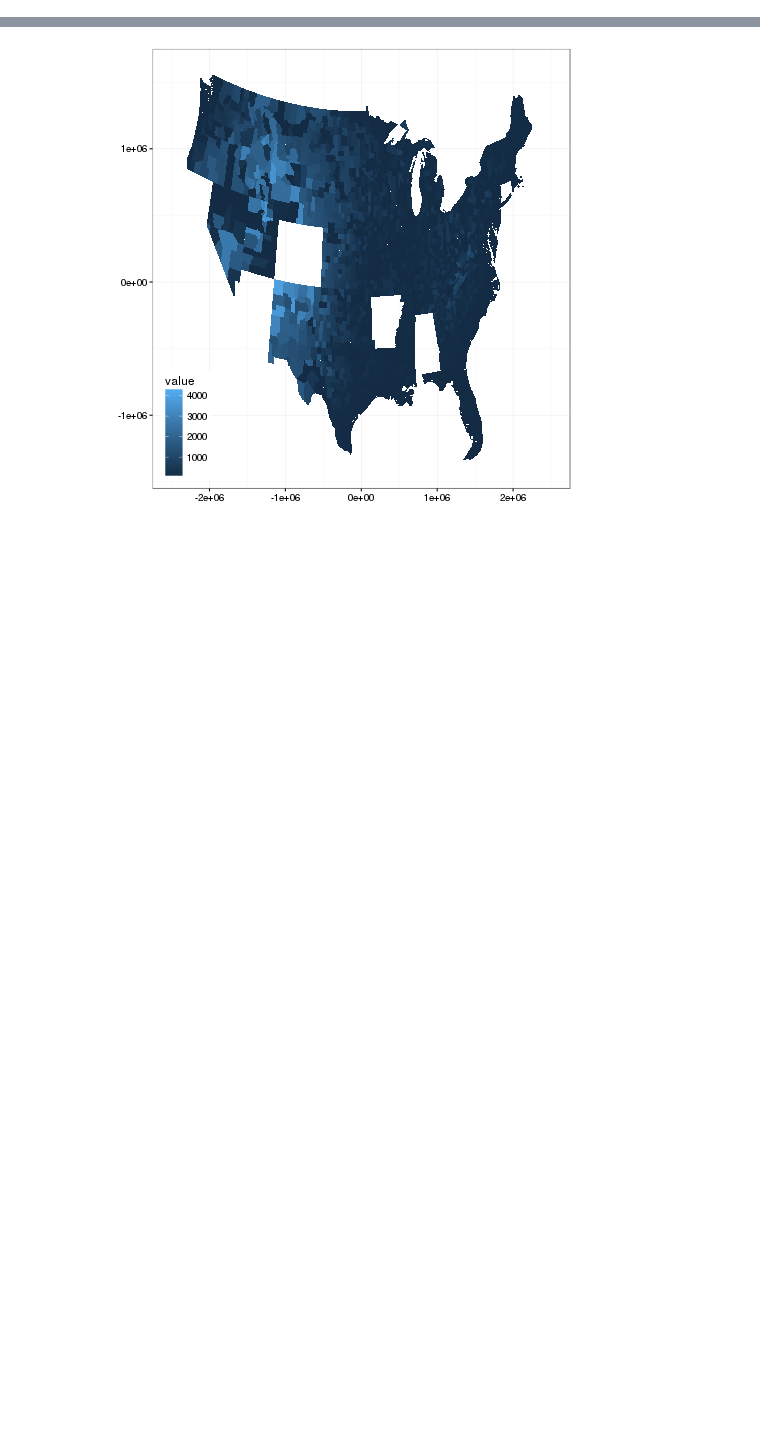
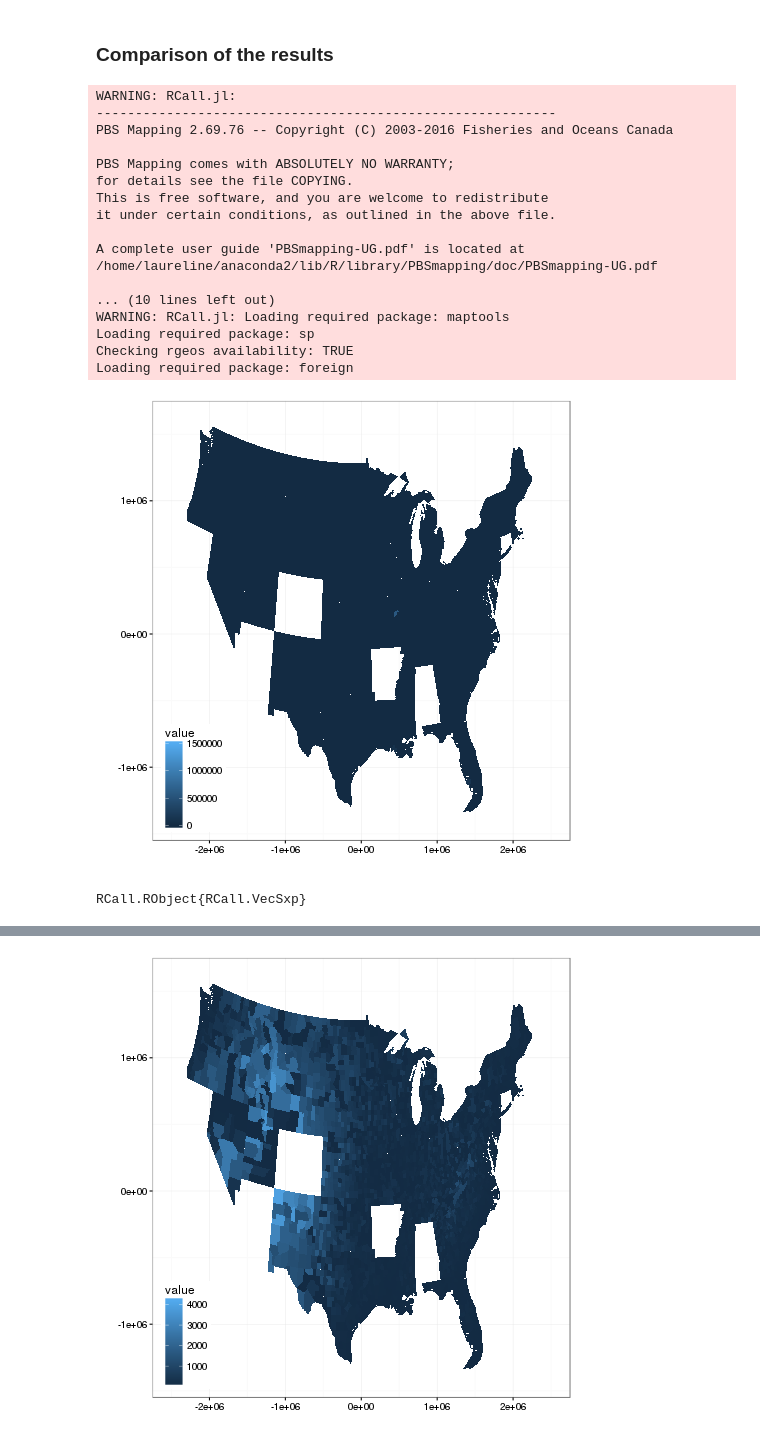
Before and after one commit to AmericasWater/awash, a Jupyter notebook: analyses/allocationcheck/Illustration cost model - comparison allocation.ipynb, the cells around one changed output, grey strips where cells are left out. Saved outputs shown, nothing was run; the diff lists cells and outputs as text; code cells hidden in the pictures; blank space fills up the shorter version.

```diff
--- a/analyses/allocationcheck/Illustration cost model - comparison allocation.ipynb
+++ b/analyses/allocationcheck/Illustration cost model - comparison allocation.ipynb
@@ -46,0 +200,2 @@ Sum: 1.0329601605377182e8
+# %% [markdown]
+### Comparison of the results
@@ -47,3 +207,25 @@ Sum: 1.0329601605377182e8
+# %%
+mapdata(:Allocation, :balance, "sum")
+# %% [output]
+WARNING: RCall.jl:
+-----------------------------------------------------------
+PBS Mapping 2.69.76 -- Copyright (C) 2003-2016 Fisheries and Oceans Canada
+
+PBS Mapping comes with ABSOLUTELY NO WARRANTY;
+for details see the file COPYING.
+This is free software, and you are welcome to redistribute
+it under certain conditions, as outlined in the above file.
+
+A complete user guide 'PBSmapping-UG.pdf' is located at
+/home/laureline/anaconda2/lib/R/library/PBSmapping/doc/PBSmapping-UG.pdf
+
+... (10 lines left out)
+WARNING: RCall.jl: Loading required package: maptools
+Loading required package: sp
+Checking rgeos availability: TRUE
+Loading required package: foreign
+[figure, added]
+RCall.RObject{RCall.VecSxp}
 # %%
 include("simulate.jl");
 # getting volumes and costs at the county level from the simulation
```
Also changed, not shown: parts of 14 cells of this notebook, 2 other files.
